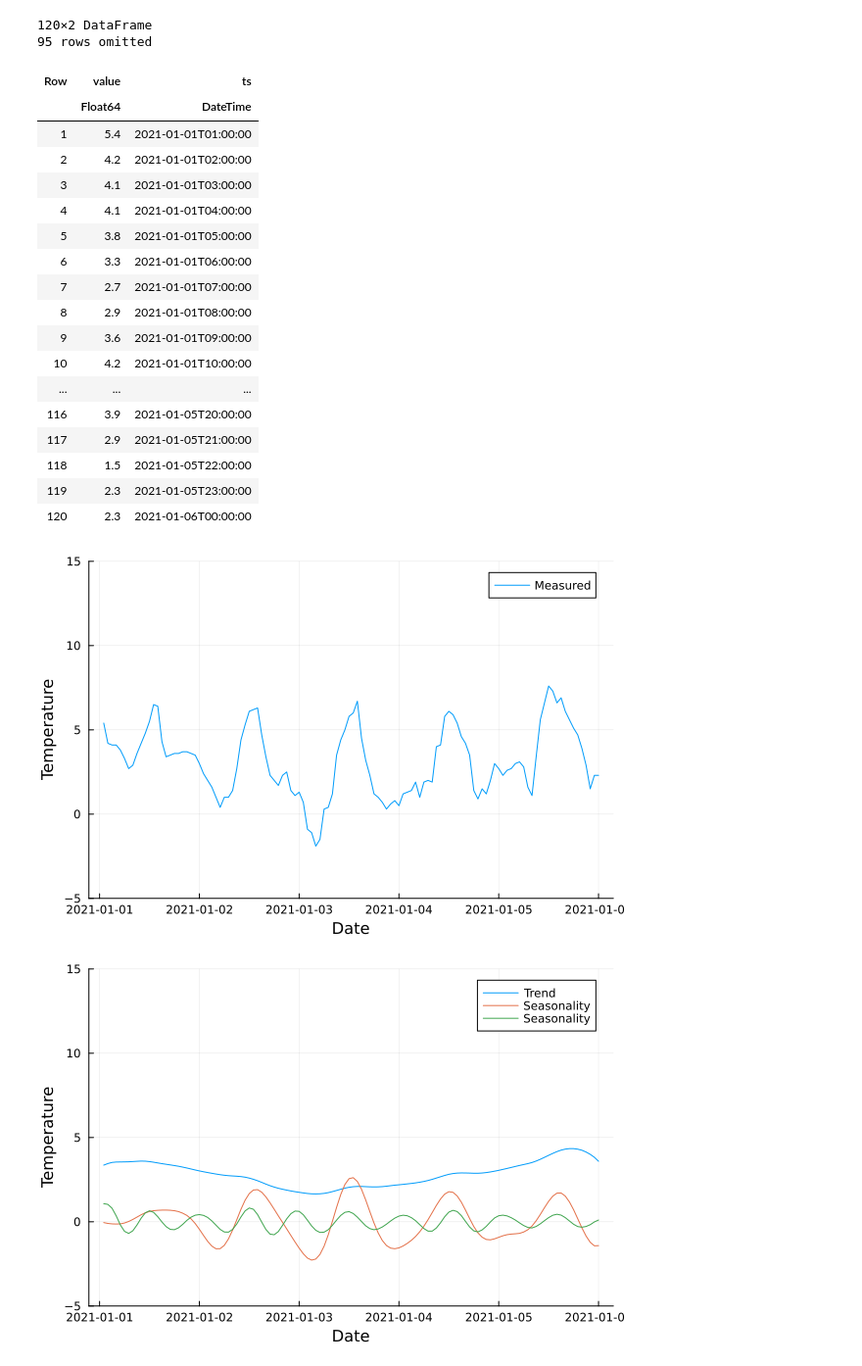
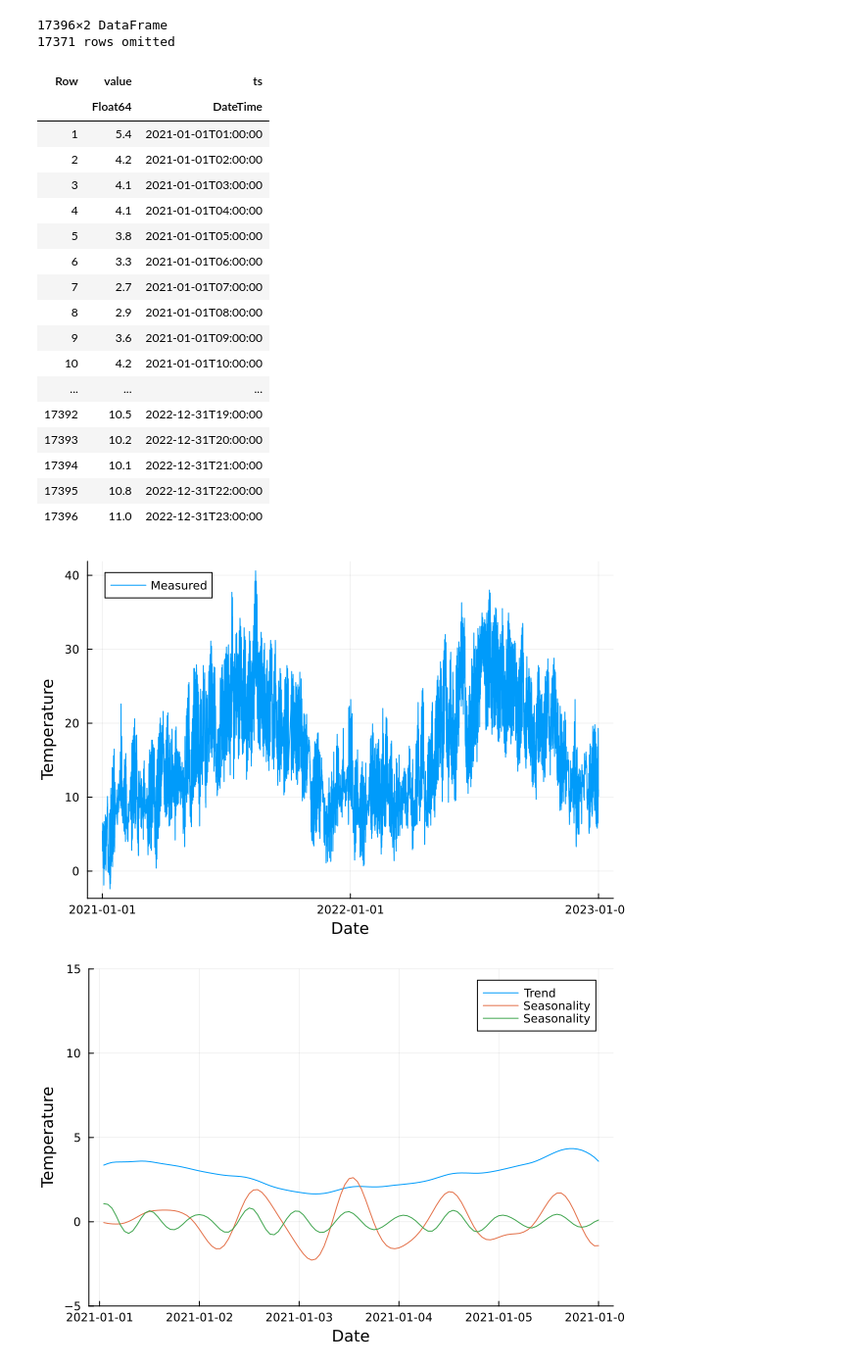
Before and after one commit to viperML/ici-parsing, a Jupyter notebook: main.ipynb, the cells around one changed output. Shown at 98% size. Drawn from its saved outputs; the diff is of its cells as text; code cells hidden in the pictures.

```diff
--- a/main.ipynb
+++ b/main.ipynb
@@ -18,35 +19,16 @@ import Dates: DateTime
 # %%
-@enum Station begin
-    RíoSanPedro
-    Montecoche
-    Grazalema
-    Estepona
-end
-
-
-function tryparse(::Type{Station}, s::String)
-    if s == "ESTEPONA"
-        Estepona::Station
-    elseif s == "ES2 - La Teja - Montecoche"
-        Montecoche::Station
-    else
-        nothing
-    end
-end
-
-
 data = CSV.File(
     open("data/Grazalema_AEMET_2021-2022.csv");
     normalizenames=true,
-    select=[:value, :ts],
+    select=[:ts, :value],
     types=Dict(:ts => DateTime),
     dateformat="yyyy-mm-dd HH:MM:SS.s"
 ) |> DataFrame
 
-data = data[1:24*5, :]
+# data = data[1:24*5, :]
 # %% [output]
-120×2 DataFrame
-95 rows omitted
+17396×2 DataFrame
+17371 rows omitted
 | Row | value | ts |
 |  | Float64 | DateTime |
 | 1 | 5.4 | 2021-01-01T01:00:00 |
@@ -60,30 +42,30 @@ data = data[1:24*5, :]
 | 9 | 3.6 | 2021-01-01T09:00:00 |
 | 10 | 4.2 | 2021-01-01T10:00:00 |
 | ... | ... | ... |
-| 116 | 3.9 | 2021-01-05T20:00:00 |
-| 117 | 2.9 | 2021-01-05T21:00:00 |
-| 118 | 1.5 | 2021-01-05T22:00:00 |
-| 119 | 2.3 | 2021-01-05T23:00:00 |
-| 120 | 2.3 | 2021-01-06T00:00:00 |
+| 17392 | 10.5 | 2022-12-31T19:00:00 |
+| 17393 | 10.2 | 2022-12-31T20:00:00 |
+| 17394 | 10.1 | 2022-12-31T21:00:00 |
+| 17395 | 10.8 | 2022-12-31T22:00:00 |
+| 17396 | 11.0 | 2022-12-31T23:00:00 |
 # %%
 using StatsPlots
 using Dates
 
 @df data plot(:ts, :value, label="Measured")
 
 macro lims()
     return quote
-        (-5, 15) |> ylims!
-        xlabel!("Date")
-        ylabel!("Temperature")
+        # (-5, 15) |> ylims!
+        "Date" |> xlabel!
+        "Temperature" |> ylabel!
     end
 end
 
 @lims()
 
 # (data[1, :ts], data[24*5, :ts]) |> xlims!
 # %% [output]
-[figure, old version]
+[figure, new version]
 # %%
 import SingularSpectrumAnalysis as SSA
 
```
Also changed, not shown: parts of 3 cells of this notebook, 3 other files.
